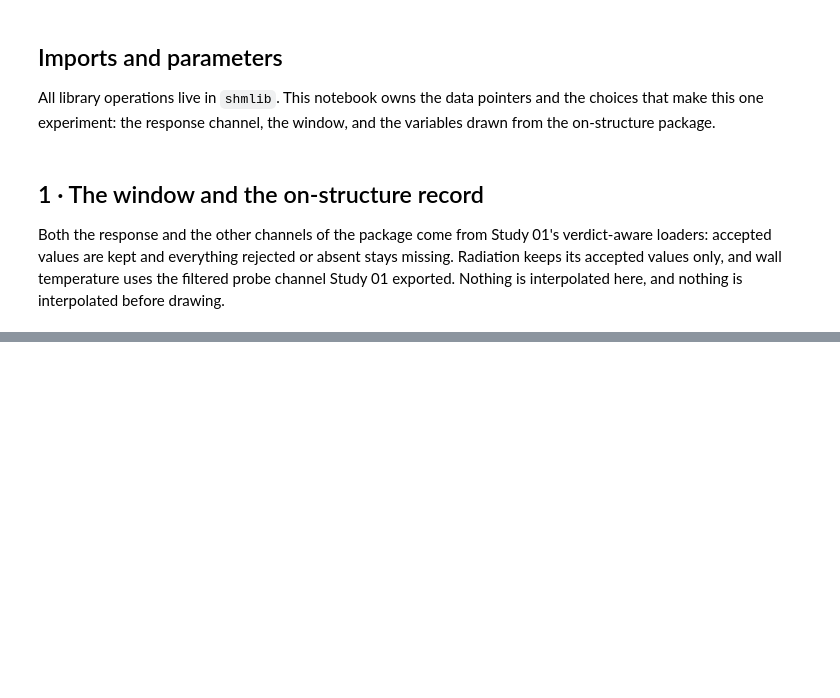
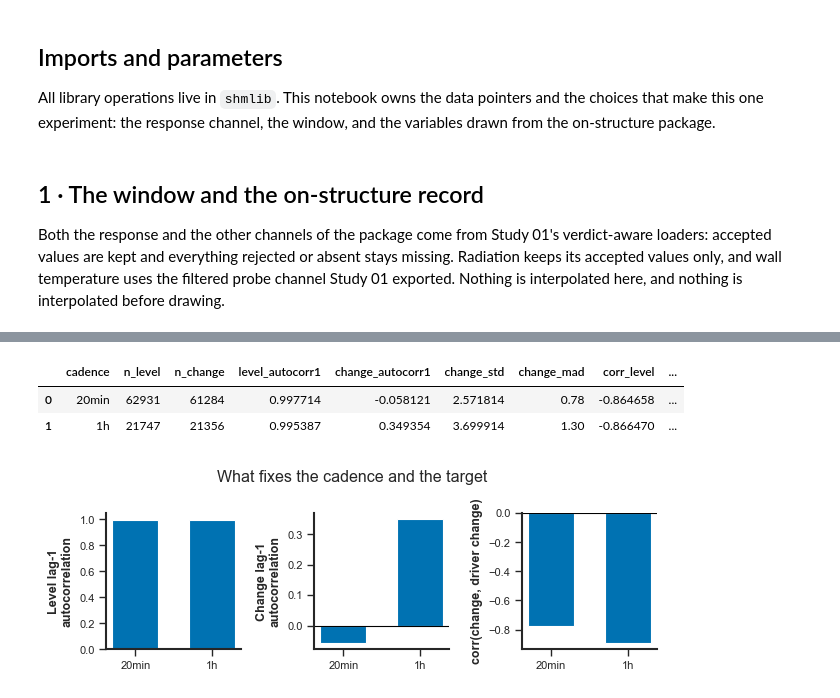
Before and after one commit to eugeniomoreira-iaud/neuralprophet-shm, a Jupyter notebook: studies/04_neuralprophet_inclination_prediction/neuralprophet_inclination_prediction_study.ipynb, the cells around one changed output, grey strips where cells are left out. Drawn from its saved outputs; the diff is of its cells as text; code cells hidden in the pictures; blank space fills up the shorter version.

```diff
--- a/studies/04_neuralprophet_inclination_prediction/neuralprophet_inclination_prediction_study.ipynb
+++ b/studies/04_neuralprophet_inclination_prediction/neuralprophet_inclination_prediction_study.ipynb
@@ -115,24 +167,23 @@ interpolated here, and nothing is interpolated before drawing.
 # %%
 inclination, inclination_provenance = proxies.load_response(
     ARCHIVE_CSV, column=TARGET_COLUMN, honour_spike=True,
-    freq=ANALYSIS_FREQ, tz=site.SITE_TZ)
+    freq=NATIVE_FREQ, tz=site.SITE_TZ, min_count=1)
 
 sensor_current, sensor_provenance = proxies.load_sensor_forcings(
-    ARCHIVE_CSV, column_map=STR_MAP_CURRENT, freq=ANALYSIS_FREQ,
-    tz=site.SITE_TZ, honour_suspect=True)
+    ARCHIVE_CSV, column_map=STR_MAP_CURRENT, freq=NATIVE_FREQ,
+    tz=site.SITE_TZ, honour_suspect=True, min_count=1)
 sensor_legacy, _ = proxies.load_sensor_forcings(
-    ARCHIVE_CSV, column_map=STR_MAP_LEGACY, freq=ANALYSIS_FREQ,
-    tz=site.SITE_TZ, honour_suspect=True)
+    ARCHIVE_CSV, column_map=STR_MAP_LEGACY, freq=NATIVE_FREQ,
+    tz=site.SITE_TZ, honour_suspect=True, min_count=1)
 sensor = proxies.join_eras([sensor_current, sensor_legacy])
 
-record = proxies.harmonise(
-    [sensor, inclination.to_frame()], freq=ANALYSIS_FREQ)
+record = proxies.harmonise([sensor, inclination.to_frame()], freq=NATIVE_FREQ)
 window = record.loc[site.to_utc(pd.DatetimeIndex([SEGMENT_START]))[0]:]
 
-observed = window[TARGET_COLUMN].dropna()
 print(f'Window: {window.index.min()} to {window.index.max()} '
-      f'({len(window):,} slots on the {ANALYSIS_FREQ} grid)')
-print(f'First accepted inclination inside the window: {observed.index.min()}')
+      f'({len(window):,} slots on the {NATIVE_FREQ} grid)')
+print(f'First accepted inclination inside the window: '
+      f'{window[TARGET_COLUMN].dropna().index.min()}')
 
 # Coverage per channel over the window, which is what the report quotes. It
 # counts accepted values against the slots of the window, and says nothing yet
@@ -142,4 +193,7 @@ coverage = pd.DataFrame({
     'coverage': window[list(ON_STRUCTURE_COLUMNS)].notna().mean(),
 })
 coverage.index.name = 'channel'
-print(coverage.to_string(formatters={'coverage': '{:.1%}'.format}))
+display(coverage)
+
+coverage.reset_index().to_csv(OUTPUT_DIR / 'NP_01_window_coverage.csv',
+                              index=False)
@@ -151,0 +310,16 @@ plt.show()
+# %%
+cadence = prediction.cadence_evidence(
+    window[TARGET_COLUMN], window['tair_str'], era=window.get('era'),
+    cadences=(MODEL_FREQ_A, MODEL_FREQ_B), freq=NATIVE_FREQ)
+display(cadence)
+
+cadence.to_csv(OUTPUT_DIR / 'NP_04_cadence_evidence.csv', index=False)
+figures.plot_cadence_evidence(
+    cadence, title='What fixes the cadence and the target',
+    save_path=str(OUTPUT_DIR), filename='NP_F04_cadence_evidence')
+plt.show()
+# %% [output]
+|  | cadence | n_level | n_change | level_autocorr1 | change_autocorr1 | change_std | change_mad | corr_level | ... |
+| 0 | 20min | 62931 | 61284 | 0.997714 | -0.058121 | 2.571814 | 0.78 | -0.864658 | ... |
+| 1 | 1h | 21747 | 21356 | 0.995387 | 0.349354 | 3.699914 | 1.30 | -0.866470 | ... |
+[figure, added]
```
Also changed, not shown: parts of 7 cells of this notebook, 1 other file.
